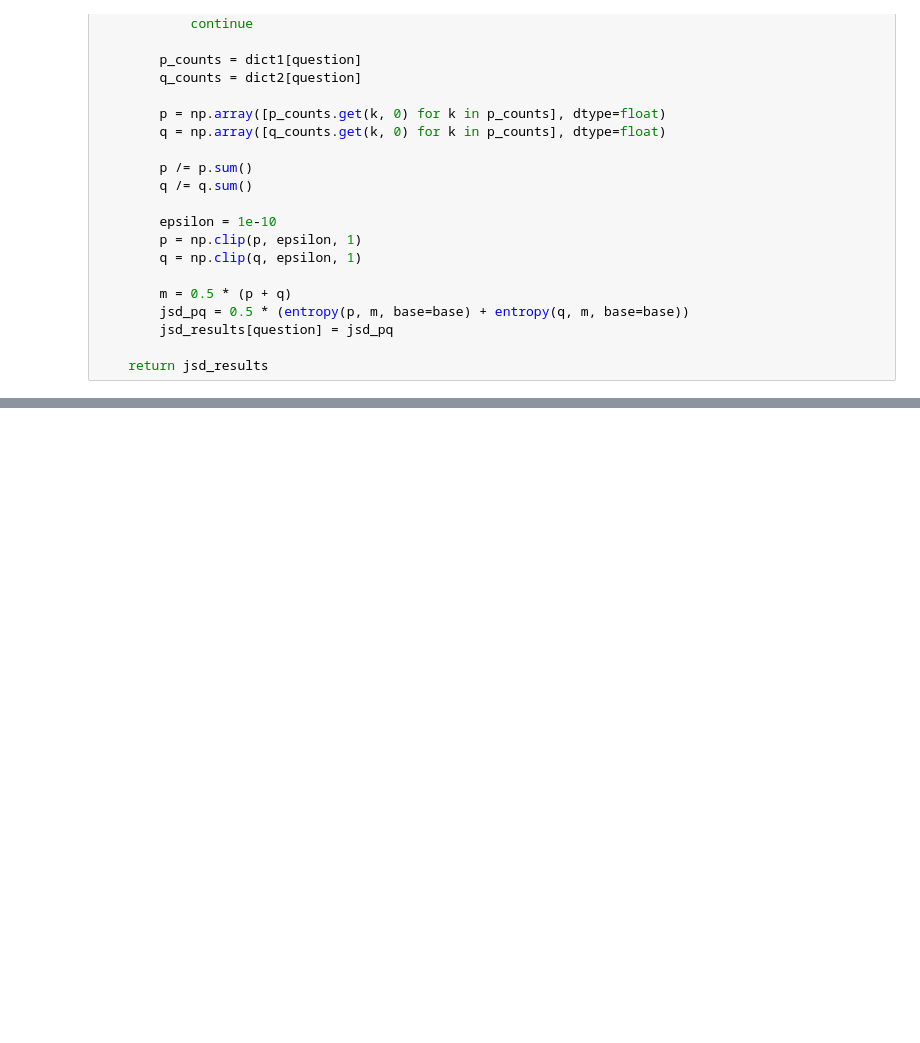
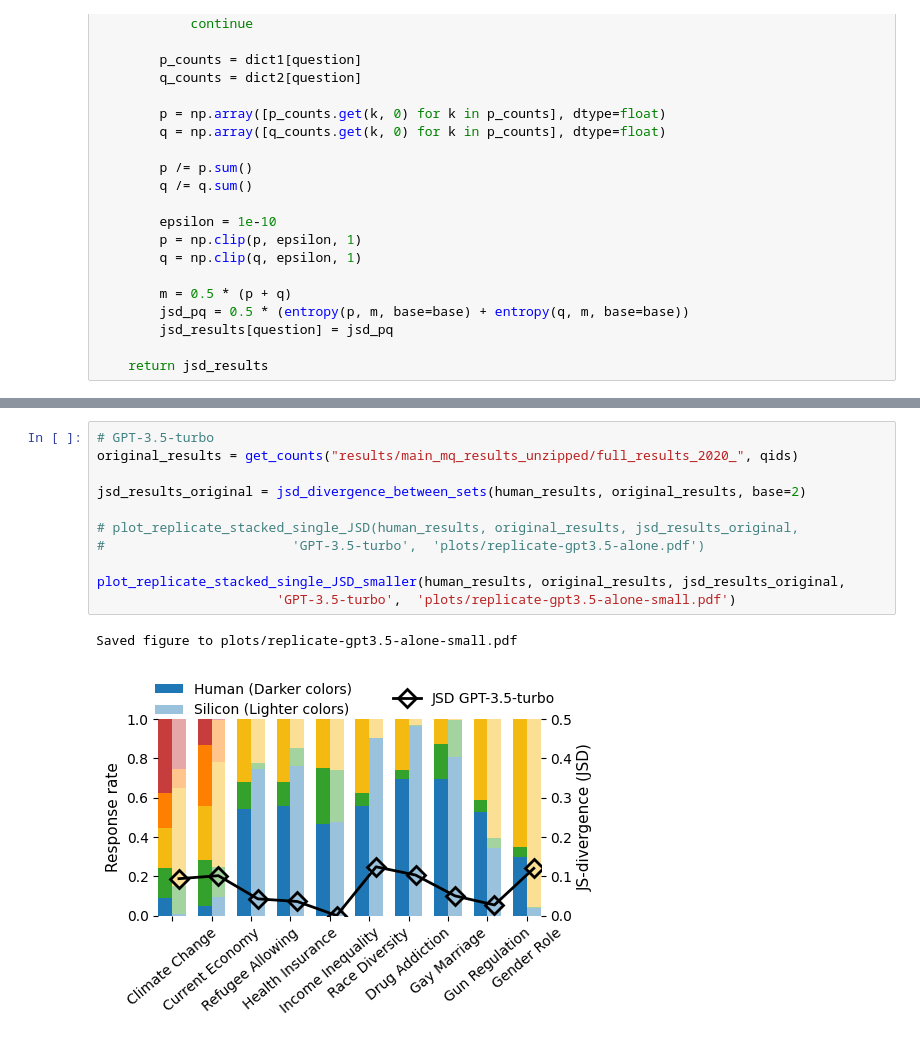
Before and after one commit to songgaojundeng/mitigating-social-desirability-bias, a Jupyter notebook: Replicate_only_Analysis_Code.ipynb, the cells around one changed output, grey strips where cells are left out. Cells and saved outputs as stored; diff of their text form; blank space fills up the shorter version.

```diff
--- a/Replicate_only_Analysis_Code.ipynb
+++ b/Replicate_only_Analysis_Code.ipynb
@@ -333,2 +384,16 @@ Saved figure to plots/replicate-gpt3.5-alone.pdf
+# %%
+# GPT-3.5-turbo
+original_results = get_counts("results/main_mq_results_unzipped/full_results_2020_", qids)
+
+jsd_results_original = jsd_divergence_between_sets(human_results, original_results, base=2)
+
+# plot_replicate_stacked_single_JSD(human_results, original_results, jsd_results_original,
+#                        'GPT-3.5-turbo',  'plots/replicate-gpt3.5-alone.pdf')
+
+plot_replicate_stacked_single_JSD_smaller(human_results, original_results, jsd_results_original,
+                       'GPT-3.5-turbo',  'plots/replicate-gpt3.5-alone-small.pdf')
+# %% [output]
+Saved figure to plots/replicate-gpt3.5-alone-small.pdf
+[figure, added]
 # %%
 # GPT-4.1
```
Also changed, not shown: parts of 12 cells of this notebook.
